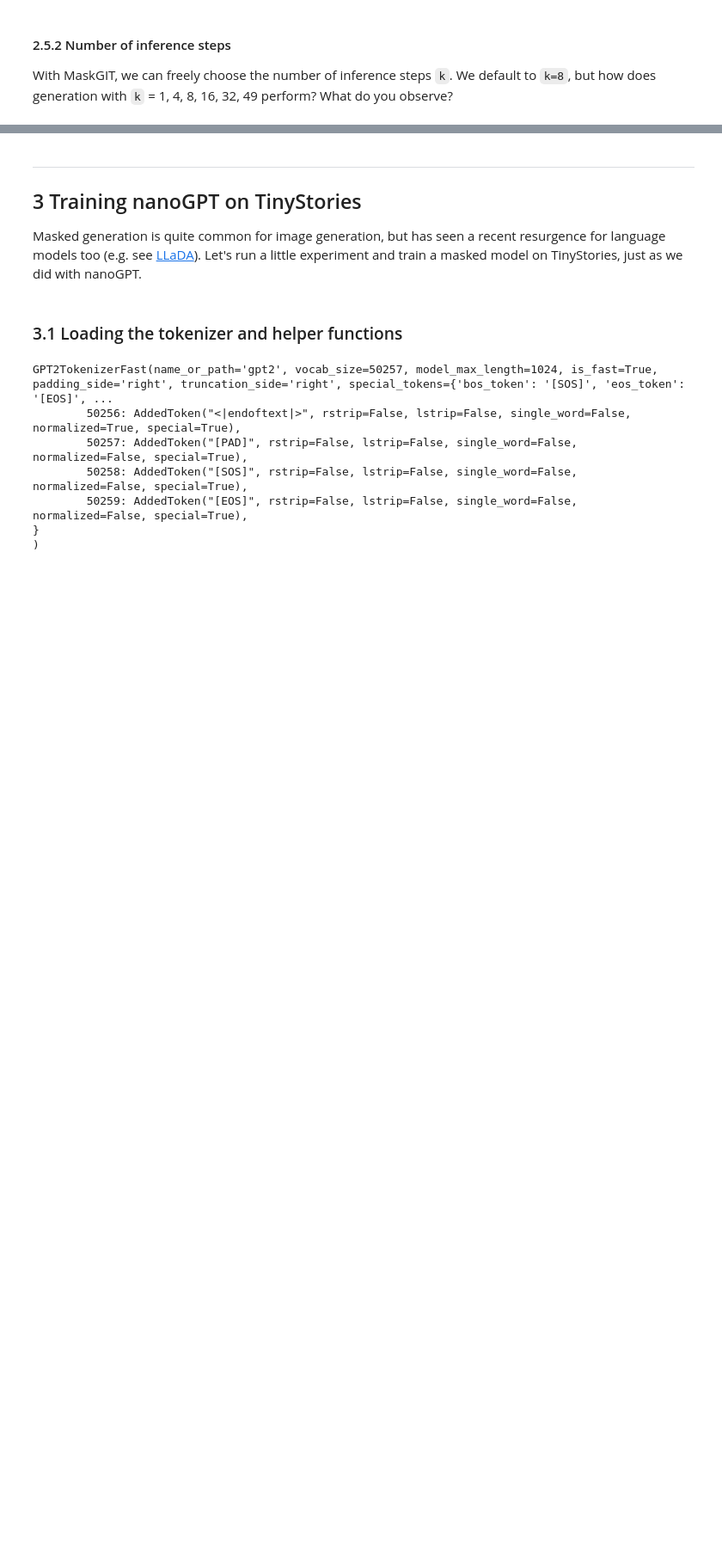
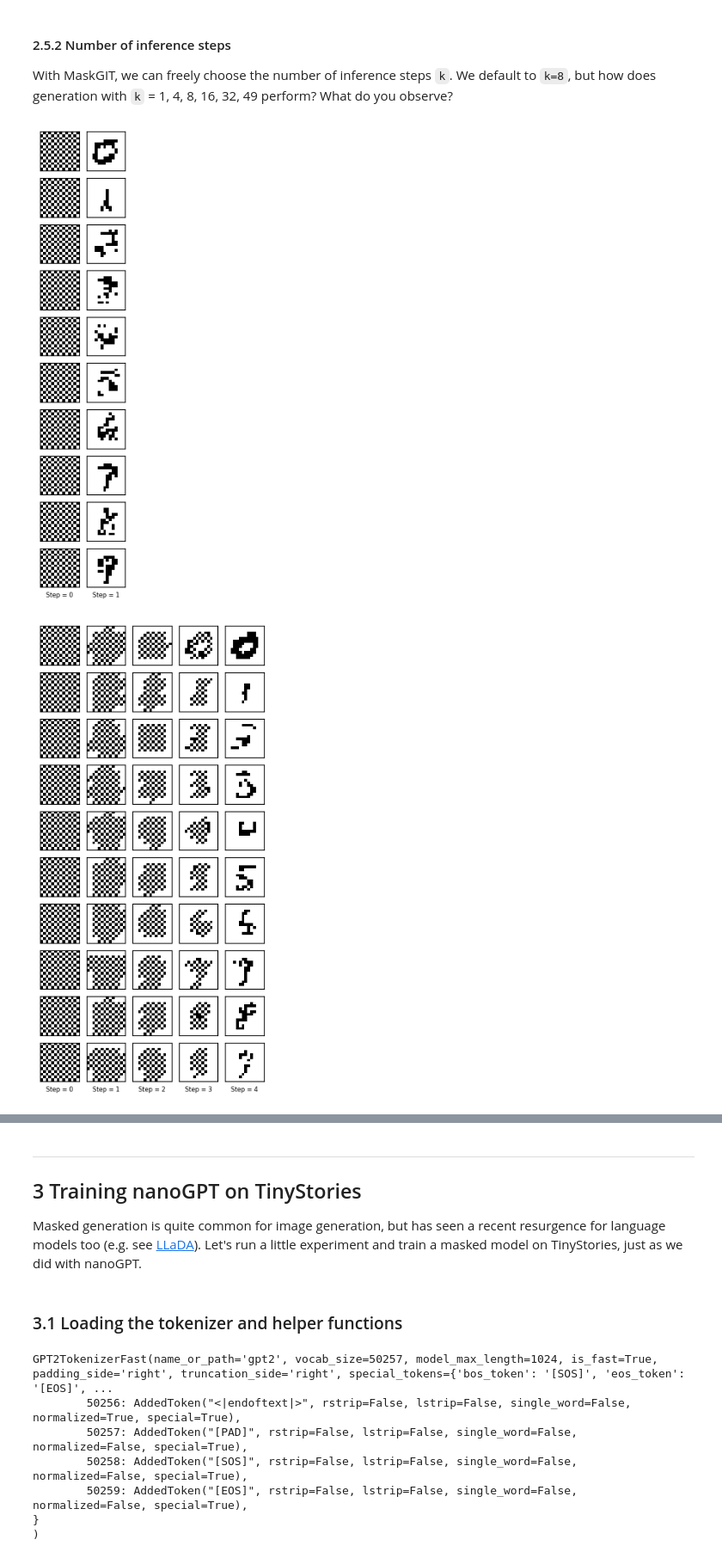
Before and after one commit to souchoyaa/com-304-FM-perso, a Jupyter notebook: nano4M/notebooks/COM304_FM_part2_nanoMaskGIT.ipynb, the cells around one changed output, grey strips where cells are left out. Shown at 86% size. Saved outputs shown, nothing was run; the diff lists cells and outputs as text; code cells hidden in the pictures; blank space fills up the shorter version.

```diff
--- a/nano4M/notebooks/COM304_FM_part2_nanoMaskGIT.ipynb
+++ b/nano4M/notebooks/COM304_FM_part2_nanoMaskGIT.ipynb
@@ -346,4 +333,9 @@ Please answer the following questions. You may use additional cells to demonstra
 
 With MaskGIT, we can freely choose the number of inference steps `k`. We default to `k=8`, but how does generation with `k` = 1, 4, 8, 16, 32, 49 perform? What do you observe?
 # %%
-# Fill your answer here
+ks = [1, 4, 8, 16, 32, 49]
+for k in ks:
+    generate_with_history_plot(num_steps =k)
+# %% [output]
+[figure, added]
+[figure, added]
```
Also changed, not shown: parts of 11 cells of this notebook, 1 other file.
